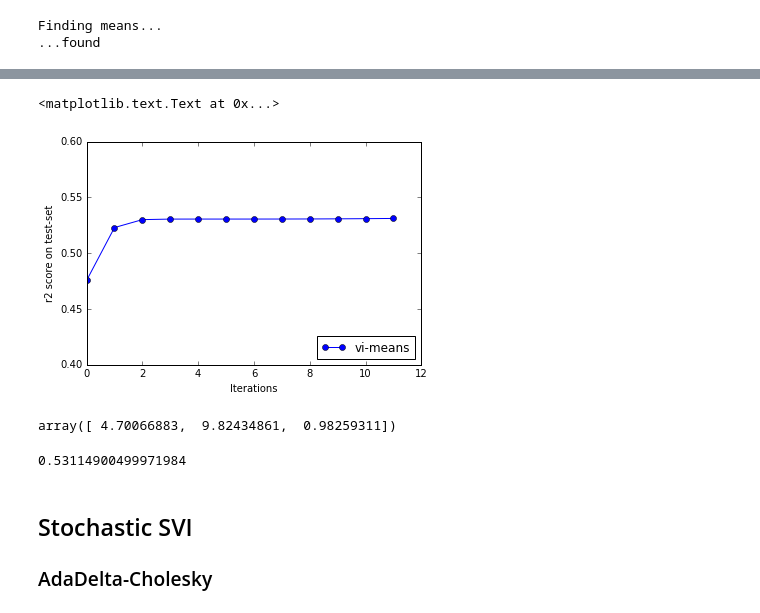
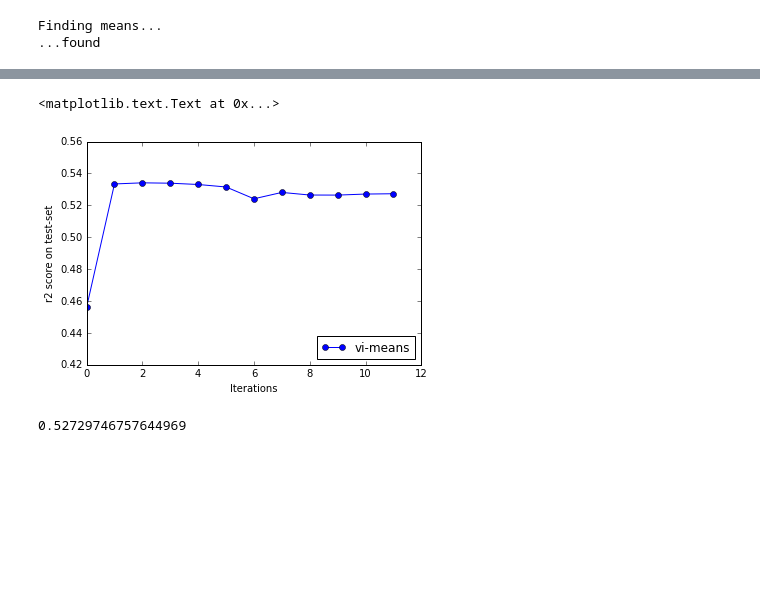
Before and after one commit to afcarl/CourseProject, a Jupyter notebook: Code/Experiments/regression_revision/abalone.ipynb, the cells around one changed output, grey strips where cells are left out. Saved outputs shown, nothing was run; the diff lists cells and outputs as text; code cells hidden in the pictures; blank space fills up the shorter version.

```diff
--- a/Code/Experiments/regression_revision/abalone.ipynb
+++ b/Code/Experiments/regression_revision/abalone.ipynb
@@ -60,5 +73,5 @@ abalone
 # %%
-ind_num = 200
+ind_num = 100
 print('Finding means...')
 means = KMeans(n_clusters=ind_num, n_init=3, max_iter=100, random_state=241)
 means.fit(x_tr.T)
@@ -68,4 +81,4 @@ print('...found')
 Finding means...
 ...found
 # %%
-cov_params = np.array([1.0, 10., 1.0])
+cov_params = np.array([1., 10., 1.])
@@ -114,21 +127,14 @@ metric = lambda w: vi_gp.get_prediction_quality(w, x_tr, y_tr, x_test, y_test)
 vi_x_lst, vi_y_lst = vi_res.plot_performance(metric, 'i', freq=1)
 # %%
 plt.plot(vi_x_lst, vi_y_lst, '-bo', label='vi-means')
-plt.ylim([.4, .6])
+plt.ylim([.42, .56])
 plt.legend(loc=4)
 plt.xlabel('Iterations')
 plt.ylabel('r2 score on test-set')
 # %% [output]
 <matplotlib.text.Text at 0x...>
-[figure, old version]
+[figure, new version]
-# %%
-vi_res.params[1]
-# %% [output]
-array([ 4.70066883,  9.82434861,  0.98259311])
 # %%
 vi_y_lst[-1]
 # %% [output]
-0.53114900499971984
+0.52729746757644969
-# %% [markdown]
-## Stochastic SVI
-### AdaDelta-Cholesky
```
Also changed, not shown: parts of 58 cells of this notebook, 14 other files.
